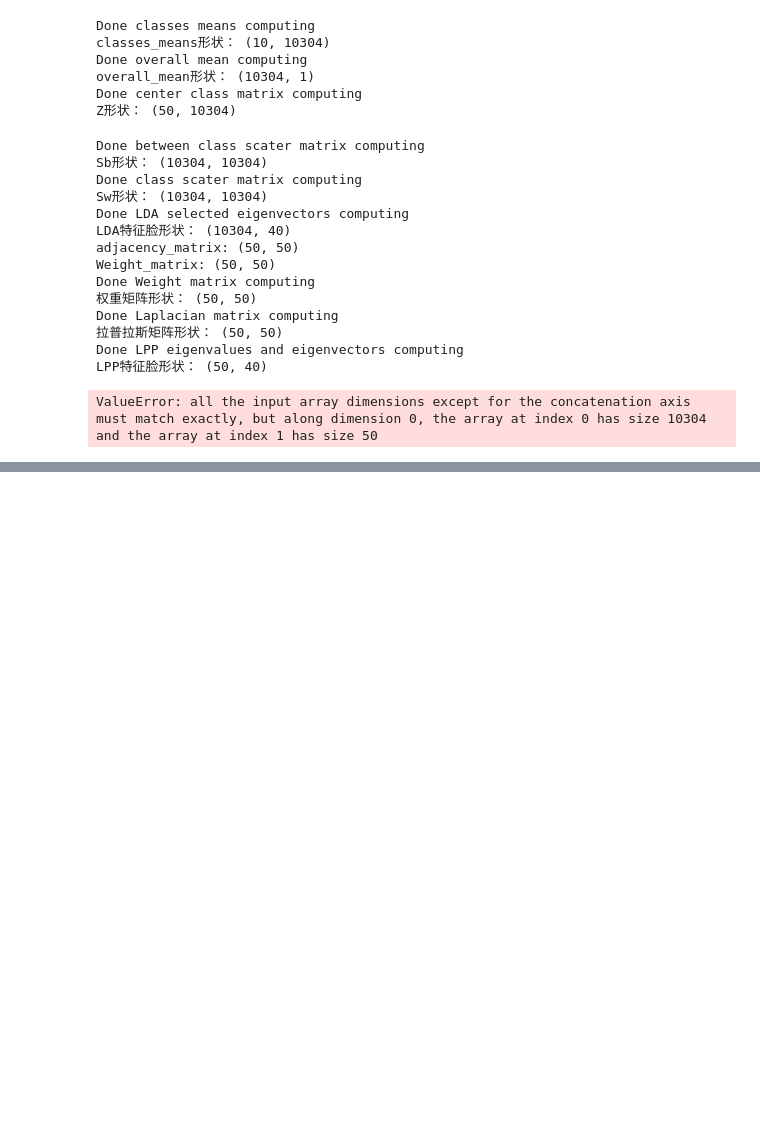
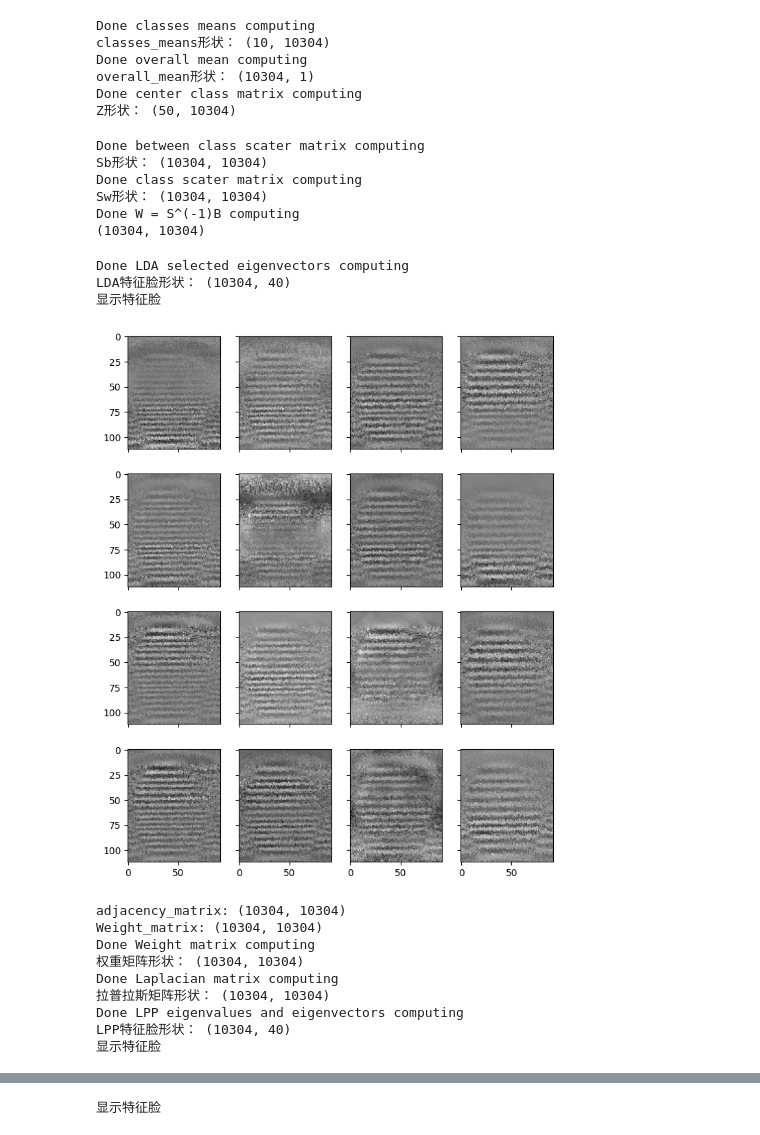
Before and after one commit to TonyHuang6666/Manifold-Learning, a Jupyter notebook: Discriminant Locality Preserving Projection/DLPP-original.ipynb, the cells around one changed output, grey strips where cells are left out. Drawn from its saved outputs; the diff is of its cells as text; code cells hidden in the pictures; blank space fills up the shorter version.

```diff
--- a/Discriminant Locality Preserving Projection/DLPP-original.ipynb
+++ b/Discriminant Locality Preserving Projection/DLPP-original.ipynb
@@ -139,6 +139,14 @@ def compute_between_class_scatter_matrix(classes_means, overall_mean):
 def compute_class_scatter_matrix(Z):
     Sw = np.dot(Z.T, Z)  # 计算类内散布矩阵
     return Sw  # 返回类内散布矩阵
+# %%
+def ShowEigenface(eigenfaces):
+    # 显示前16个特征脸
+    fig, axes = plt.subplots(4, 4, sharex=True, sharey=True, figsize=(8, 10))
+    for i in range(16):
+        axes[i%4][i//4].imshow(eigenfaces[:, i].reshape(112,92), cmap="gray")
+    print("显示特征脸")
+    plt.show()
 # %%
 def LPP(Data, d, k, t):
     """
@@ -153,6 +161,7 @@ def LPP(Data, d, k, t):
     Returns:
     - selected_eigenvectors: 特征映射后的数据集
     """
+    Data = Data.T
     # Step 1: 计算权重矩阵
     Weight_matrix = construct_weight_matrix(Data, "knn", k, t)
     print("Done Weight matrix computing")
@@ -171,6 +180,7 @@ def LPP(Data, d, k, t):
     selected_eigenvectors = eigenvectors.real[:, selected_indices]
     print("Done LPP eigenvalues and eigenvectors computing")
     print("LPP特征脸形状：", selected_eigenvectors.shape)
+    ShowEigenface(selected_eigenvectors)
     return selected_eigenvectors
 # %%
 def LDA(train_data, train_labels, d):
@@ -210,16 +220,17 @@ def LDA(train_data, train_labels, d):
     print('Done class scater matrix computing')  # 输出提示信息
     print('Sw形状：', Sw.shape)
 
+    W_value = np.dot(np.linalg.inv(Sw), Sb)  # 计算投影矩阵W
+    print('Done W = S^(-1)B computing')  # 输出提示信息
+    print(W_value.shape)  # 输出投影矩阵W的形状
+
     # 计算广义特征值问题的特征值和特征向量
-    eigenvalues, eigenvectors = np.linalg.eig(np.linalg.inv(Sw).dot(Sb))
-    # 选取前n_components个特征向量
-    sorted_indices = np.argsort(eigenvalues.real)[::-1]
-    selected_indices = sorted_indices[:d]
-    selected_eigenvectors = eigenvectors.real[:, selected_indices]
+    # 提取前40个最大特征值对应的特征向量
+    eigen_values, eigen_vectors = scipy.linalg.eigh(W_value, eigvals=((10304-40),(10304-1)))  # 计算特征值和特征向量
     print('Done LDA selected eigenvectors computing')  # 输出提示信息
-    print('LDA特征脸形状：', selected_eigenvectors.shape)
-
-    return selected_eigenvectors
+    print('LDA特征脸形状：', eigen_vectors.shape)
+    ShowEigenface(eigen_vectors)
+    return eigen_vectors
 # %%
 def DLPP(train_data, train_labels, d, k, t):
     # Step 1: 使用LDA进行特征提取
@@ -269,31 +280,36 @@ def train_test_split(data, labels, train_test_split_ratio):
 # %%
 # 用法示例
 dataset_dir = "attfaces"
 data, labels, faceshape = read_images(dataset_dir)
 train_data, train_labels, test_data, test_labels = train_test_split(data, labels, train_test_split_ratio=0.5)
 n_components = 40
 n_neighbors = 3600
 t = 150000
 dlpp_features = DLPP(train_data, train_labels, n_components, n_neighbors, t)
+ShowEigenface(dlpp_features)
 # %% [output]
 Done classes means computing
 classes_means形状： (10, 10304)
 Done overall mean computing
 overall_mean形状： (10304, 1)
 Done center class matrix computing
 Z形状： (50, 10304)
 Done between class scater matrix computing
 Sb形状： (10304, 10304)
 Done class scater matrix computing
 Sw形状： (10304, 10304)
-Done LDA selected eigenvectors computing
-LDA特征脸形状： (10304, 40)
-adjacency_matrix: (50, 50)
-Weight_matrix: (50, 50)
-Done Weight matrix computing
-权重矩阵形状： (50, 50)
-Done Laplacian matrix computing
-拉普拉斯矩阵形状： (50, 50)
-Done LPP eigenvalues and eigenvectors computing
-LPP特征脸形状： (50, 40)
+Done W = S^(-1)B computing
+(10304, 10304)
-ValueError: all the input array dimensions except for the concatenation axis must match exactly, but along dimension 0, the array at index 0 has size 10304 and the array at index 1 has size 50
+Done LDA selected eigenvectors computing
+LDA特征脸形状： (10304, 40)
+显示特征脸
+[figure, added]
+adjacency_matrix: (10304, 10304)
+Weight_matrix: (10304, 10304)
+Done Weight matrix computing
+权重矩阵形状： (10304, 10304)
+Done Laplacian matrix computing
+拉普拉斯矩阵形状： (10304, 10304)
+Done LPP eigenvalues and eigenvectors computing
+LPP特征脸形状： (10304, 40)
+显示特征脸
@@ -299,0 +317 @@ ValueError: all the input array dimensions except for the concatenation axis mus
+显示特征脸
```
Also changed, not shown: parts of 3 cells of this notebook, 3 other files.
